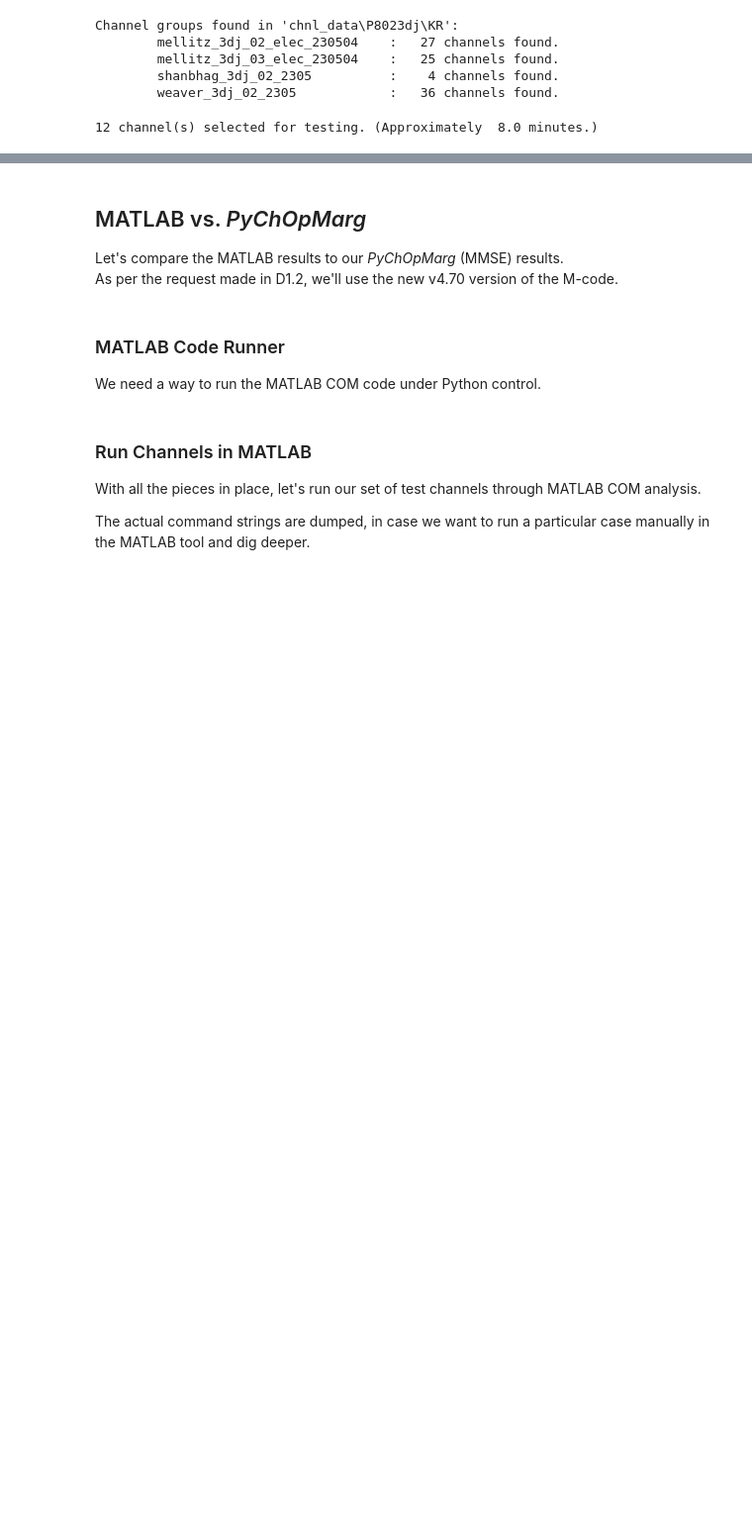
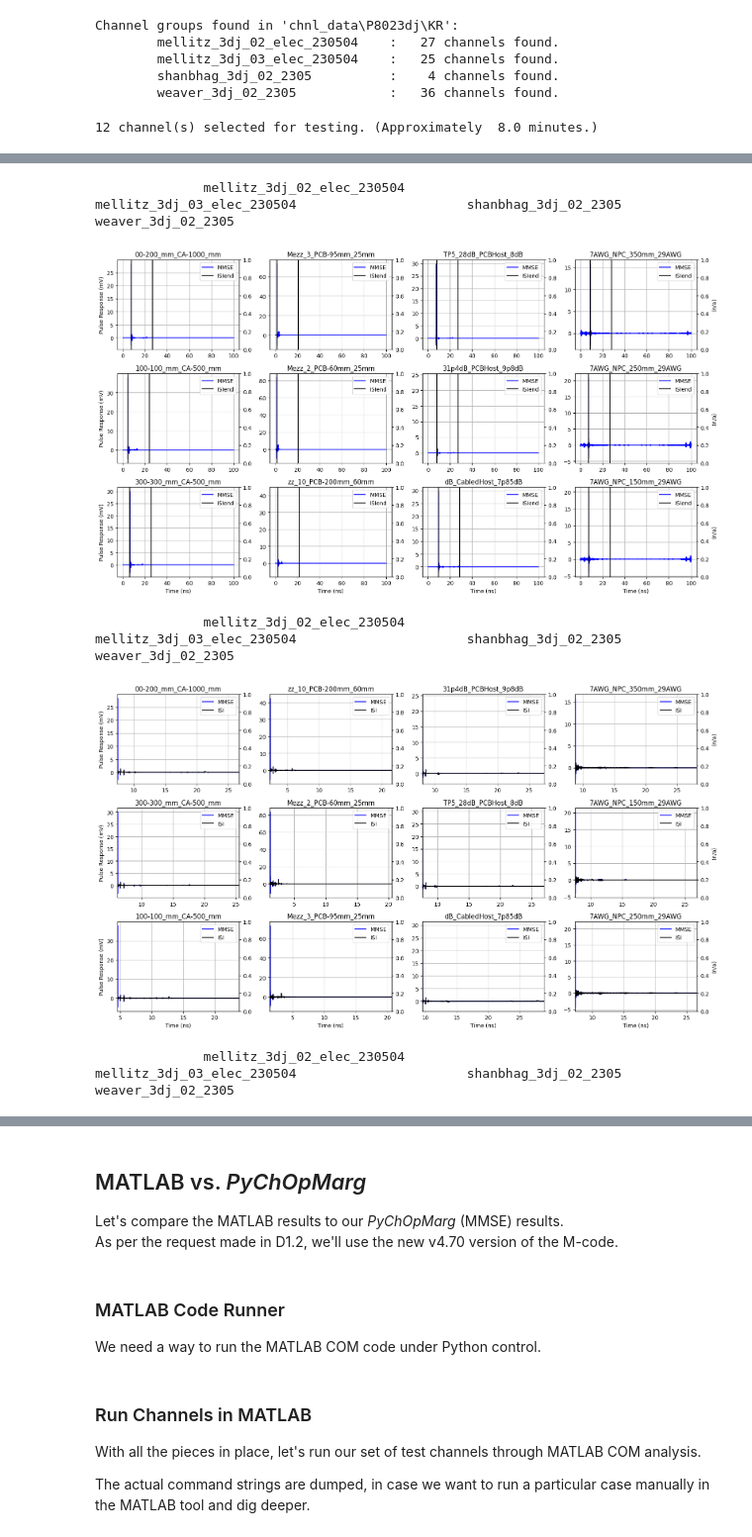
Before and after one commit to capn-freako/PyChOpMarg, a Jupyter notebook: PyChOpMarg_8023dj.ipynb, the cells around one changed output, grey strips where cells are left out. Shown at 99% size. Drawn from its saved outputs; the diff is of its cells as text; code cells hidden in the pictures; blank space fills up the shorter version.

Commit message:
First successful comparison of unequalized victim pulse responses.

```diff
--- a/PyChOpMarg_8023dj.ipynb
+++ b/PyChOpMarg_8023dj.ipynb
@@ -39,6 +39,7 @@ import skrf     as rf
 
 from enum               import Enum
 from matplotlib         import pyplot as plt
+from matplotlib.axes    import Axes
 from matplotlib.ticker  import MultipleLocator
 from numpy.fft          import fftshift, irfft, rfft
 from pathlib            import Path
@@ -171,6 +172,7 @@ def run_com(
     theCOMs = {}
     for grp, ch_set in chnl_sets:
         lbl = ch_set['THRU'][0].stem
+        print(f"{grp} : {lbl}")
         theCOM = COM(com_params, ch_set)
 
         # Calling the object calculates the COM value, as well as many other intermediate results.
@@ -239,13 +241,13 @@ def plot_group_samps(
                                       group_names))))
     fig, axs = plt.subplots(nRows, nCols, figsize=(dx * nCols, dy * nRows))
     try:
-        _dummy = axs[0][0]
+        assert isinstance(axs[0][0], Axes)
     except:
-        axs = [[axs,],]
+        axs = [axs,]
     n = 0
     print("     ", end="")
     for grp in group_names:
-        print(f"{grp : ^50s}", end="")
+        print(f"{grp : ^45s}", end="")
         for lbl in sample(sorted(coms[0][2][grp].keys()), nRows):
             col, row = divmod(n, nRows)
             try:
@@ -663,10 +671,10 @@ class ChnlSel(Enum):
 # Change these, to customize the run of this notebook:
 channel_selection_mode = ChnlSel(ChnlSel.RAND_ALL)
 N_RAND:     int       = 3                             # Number of channels used in `RANDOM`  and `RAND_ALL` modes.
-GRP_NAME:   str       = "mellitz_3dj_02_elec_230504"  # Name of group used in `GROUP` and `GROUP_SUB` modes.
+GRP_NAME:   str       = "weaver_3dj_02_2305"          # Name of group used in `GROUP` and `GROUP_SUB` modes.
 CHNL_NUMS:  list[int] = range(1, 3)                   # Channel selection indices used in `GROUP_SUB` mode.
                                                       # Channel names used in `CHANNELS` mode:
-CHNL_NAMES: list[str] = ["KRCA_wXTALK_MX_17_PCB-50-50_mm_FO-300-300_mm_CA-500_mm_thru"]  # ,
+CHNL_NAMES: list[str] = ["KR_ch_3in_PCB_NPC_150mm_29AWG_BP_800mm_27AWG_NPC_150mm_29AWG_thru"]  # ,
                          # "KRCA_wXTALK_MX_16_PCB-25-25_mm_FO-300-300_mm_CA-500_mm_thru"]
 
 # DON'T CHANGE ANYTHING ELSE BELOW THIS LINE, IN THIS CELL!
@@ -693,7 +701,7 @@ match channel_selection_mode:
         raise ValueError(f"Unrecognized channel selection mode: {channel_selection_mode}, requested!")
 
 nTests = len(tested_ch_sets)
-print(f"{nTests} channel(s) selected for testing. (Approximately {2 * nTests * 20 / 60: .1f} minutes.)")
+print(f"{nTests} channel(s) selected for testing. (Approximately {1 * nTests * 40 / 60: .1f} minutes.)") # Assumes we're only running MMSE, below.
 # %% [output]
 12 channel(s) selected for testing. (Approximately  8.0 minutes.)
 # %%
@@ -892,12 +769,0 @@ Here, we plot the cursor tap weights for the MMSE case, as a function of their P
-# %%
-for grp in theCOMs.keys():
-    for lbl in theCOMs[grp].keys():
-        com  = theCOMs[grp][lbl]
-        _com = _theCOMs[grp][lbl]
-        plt.plot(_com.rx_taps[_com.nRxPreTaps], com.rx_taps[com.nRxPreTaps], "b.")
-ldata = range(150)
-plt.plot(ldata, ldata, "gray")
-plt.title("Rx FFE Cursor Tap Weight Comparison - MMSE vs. PRZF")
-plt.xlabel("PRZF w0")
-plt.ylabel("MMSE w0")
-plt.show()
@@ -1004,0 +882,18 @@ for grp in theCOMs.keys():
+# %%
+for zoom in [ZoomMode.FULL, ZoomMode.ISI, ZoomMode.PULSE]:
+    plot_group_samps(
+        plot_pulse_resps_gen(zoom),
+        "Time (ns)",
+        ("Pulse Response (mV)", "(n/a)"),
+        [("MMSE", {"color": "blue"}, theCOMs),
+         # ("PRZF", {"color": "red"}, _theCOMs),
+        ],
+        dx=4,
+        dy=3
+    )
+# %% [output]
+              mellitz_3dj_02_elec_230504                   mellitz_3dj_03_elec_230504                      shanbhag_3dj_02_2305                          weaver_3dj_02_2305
+[figure, added]
+              mellitz_3dj_02_elec_230504                   mellitz_3dj_03_elec_230504                      shanbhag_3dj_02_2305                          weaver_3dj_02_2305
+[figure, added]
+              mellitz_3dj_02_elec_230504                   mellitz_3dj_03_elec_230504                      shanbhag_3dj_02_2305                          weaver_3dj_02_2305
```
Also changed, not shown: parts of 83 cells of this notebook, 14 other files.
